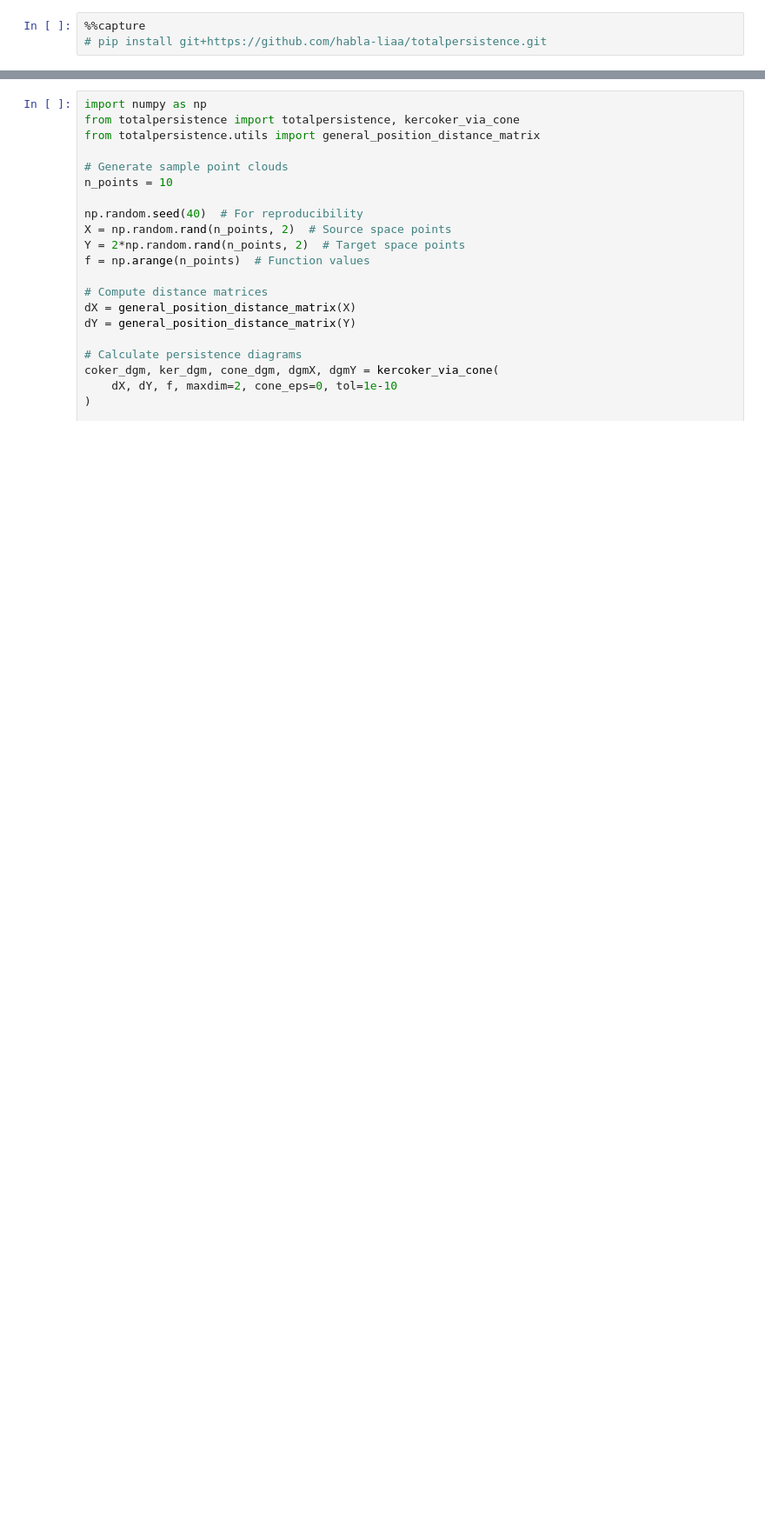
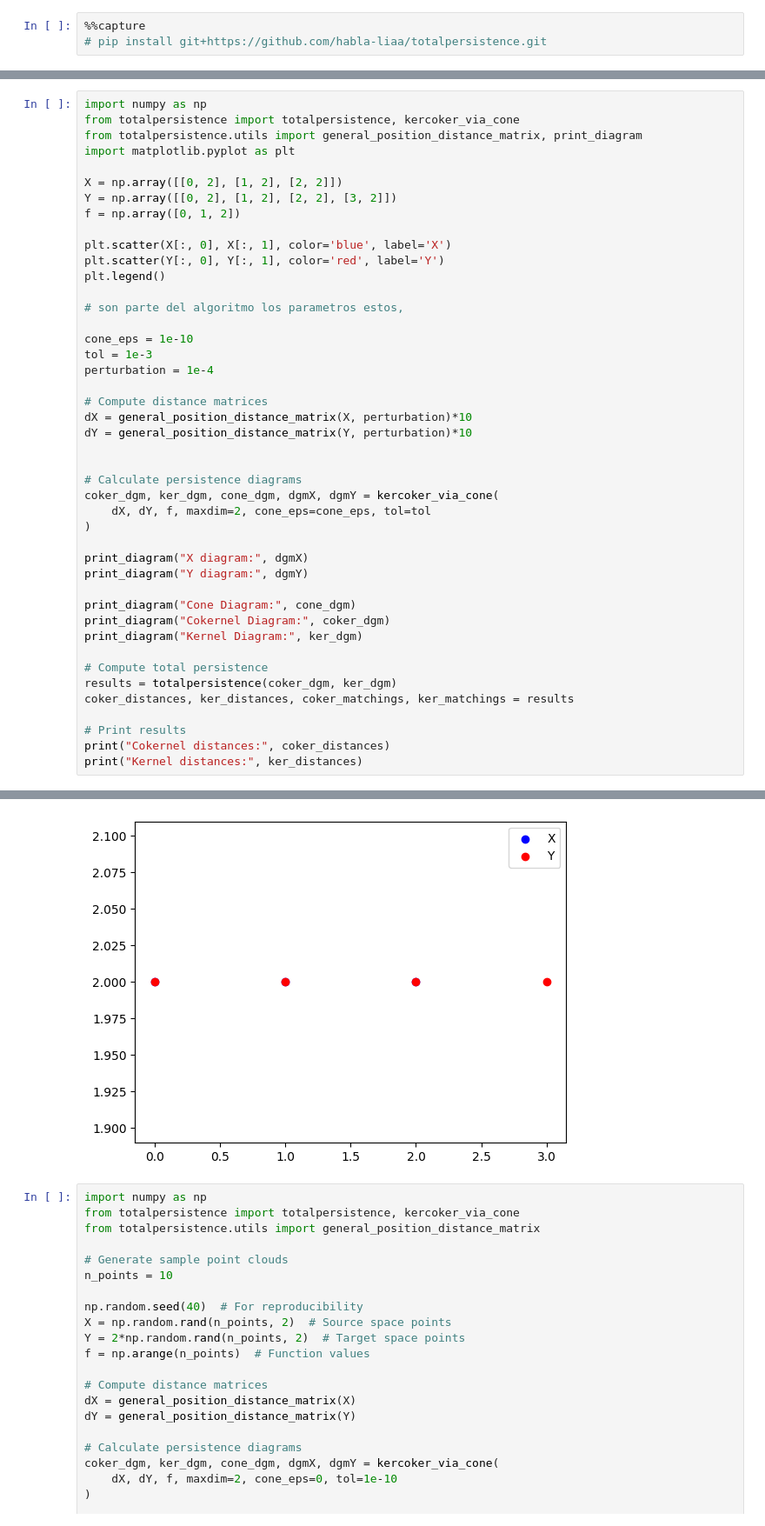
Before and after one commit to habla-liaa/totalpersistence, a Jupyter notebook: notebook/Demo_Total_Persistence.ipynb, the cells around one changed output, grey strips where cells are left out. Shown at 87% size. Saved outputs shown, nothing was run; the diff lists cells and outputs as text; blank space fills up the shorter version.

```diff
--- a/notebook/Demo_Total_Persistence.ipynb
+++ b/notebook/Demo_Total_Persistence.ipynb
@@ -69,0 +75,45 @@ Kernel distances: [5.000360488841602, 2.070693016052246]
+# %%
+import numpy as np
+from totalpersistence import totalpersistence, kercoker_via_cone
+from totalpersistence.utils import general_position_distance_matrix, print_diagram
+import matplotlib.pyplot as plt
+
+X = np.array([[0, 2], [1, 2], [2, 2]])
+Y = np.array([[0, 2], [1, 2], [2, 2], [3, 2]])
+f = np.array([0, 1, 2])
+
+plt.scatter(X[:, 0], X[:, 1], color='blue', label='X')
+plt.scatter(Y[:, 0], Y[:, 1], color='red', label='Y')
+plt.legend()
+
+# son parte del algoritmo los parametros estos,
+
+cone_eps = 1e-10
+tol = 1e-3
+perturbation = 1e-4
+
+# Compute distance matrices
+dX = general_position_distance_matrix(X, perturbation)*10
+dY = general_position_distance_matrix(Y, perturbation)*10
+
+
+# Calculate persistence diagrams
+coker_dgm, ker_dgm, cone_dgm, dgmX, dgmY = kercoker_via_cone(
+    dX, dY, f, maxdim=2, cone_eps=cone_eps, tol=tol
+)
+
+print_diagram("X diagram:", dgmX)
+print_diagram("Y diagram:", dgmY)
+
+print_diagram("Cone Diagram:", cone_dgm)
+print_diagram("Cokernel Diagram:", coker_dgm)
+print_diagram("Kernel Diagram:", ker_dgm)
+
+# Compute total persistence
+results = totalpersistence(coker_dgm, ker_dgm)
+coker_distances, ker_distances, coker_matchings, ker_matchings = results
+
+# Print results
+print("Cokernel distances:", coker_distances)
+print("Kernel distances:", ker_distances)
+# %% [output]
@@ -70,3 +137,4 @@ Kernel distances: [5.000360488841602, 2.070693016052246]
+[figure, added]
 # %%
 import numpy as np
 from totalpersistence import totalpersistence, kercoker_via_cone
```
Also changed, not shown: parts of 4 cells of this notebook, 1 other file.
